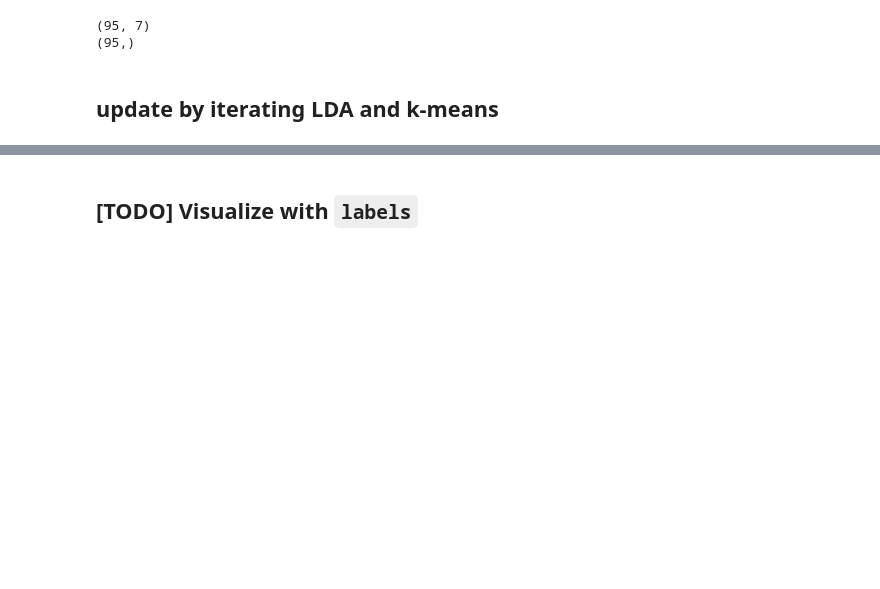
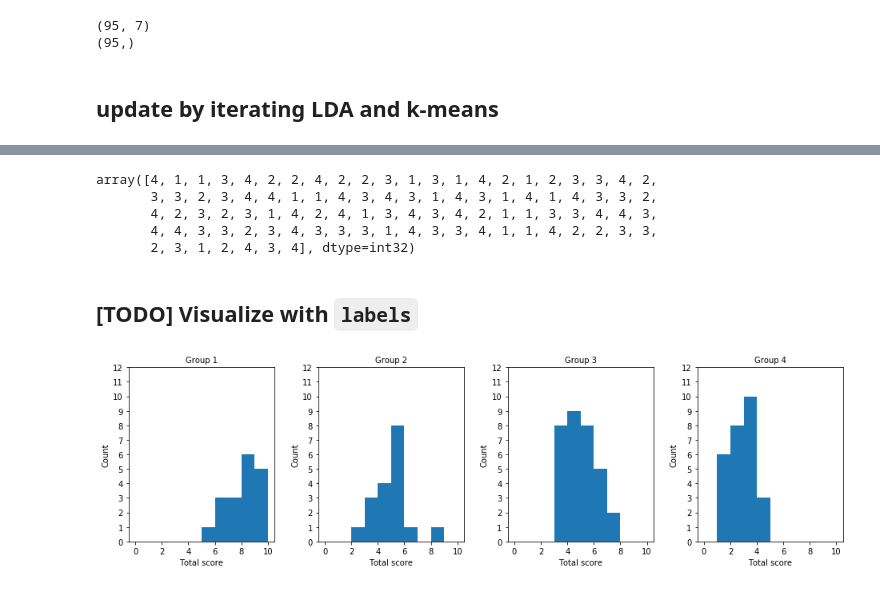
Before and after one commit to Jangwonjin/Learning_achievement_analysis, a Jupyter notebook: adaptive_dimension_reduction.ipynb, the cells around one changed output, grey strips where cells are left out. Saved outputs shown, nothing was run; the diff lists cells and outputs as text; code cells hidden in the pictures; blank space fills up the shorter version.

Commit message:
label visualization

```diff
--- a/adaptive_dimension_reduction.ipynb
+++ b/adaptive_dimension_reduction.ipynb
@@ -125,2 +125,23 @@ for itr in range(1, max_itr+1):
+# %%
+labels
+# %% [output]
+array([4, 1, 1, 3, 4, 2, 2, 4, 2, 2, 3, 1, 3, 1, 4, 2, 1, 2, 3, 3, 4, 2,
+       3, 3, 2, 3, 4, 4, 1, 1, 4, 3, 4, 3, 1, 4, 3, 1, 4, 1, 4, 3, 3, 2,
+       4, 2, 3, 2, 3, 1, 4, 2, 4, 1, 3, 4, 3, 4, 2, 1, 1, 3, 3, 4, 4, 3,
+       4, 4, 3, 3, 2, 3, 4, 3, 3, 3, 1, 4, 3, 3, 4, 1, 1, 4, 2, 2, 3, 3,
+       2, 3, 1, 2, 4, 3, 4], dtype=int32)
 # %% [markdown]
 ## [TODO] Visualize with `labels`
+# %%
+plt.figure(figsize=(16,4))
+bins = np.linspace(0,10,11)
+for i in range(num_clusters):
+    plt.subplot(1,num_clusters,i+1)
+    plt.subplots_adjust(wspace=0.3)
+    plt.title('Group ' + str(i+1), fontsize=10)
+    plt.xlabel('Total score')
+    plt.ylabel('Count', fontsize=10)
+    plt.hist(np.sum(response_data[labels == i+1], axis = 1), bins = bins)
+    plt.yticks(np.arange(0,13,1))
+# %% [output]
+[figure, added]
```
Also changed, not shown: parts of 5 cells of this notebook.
